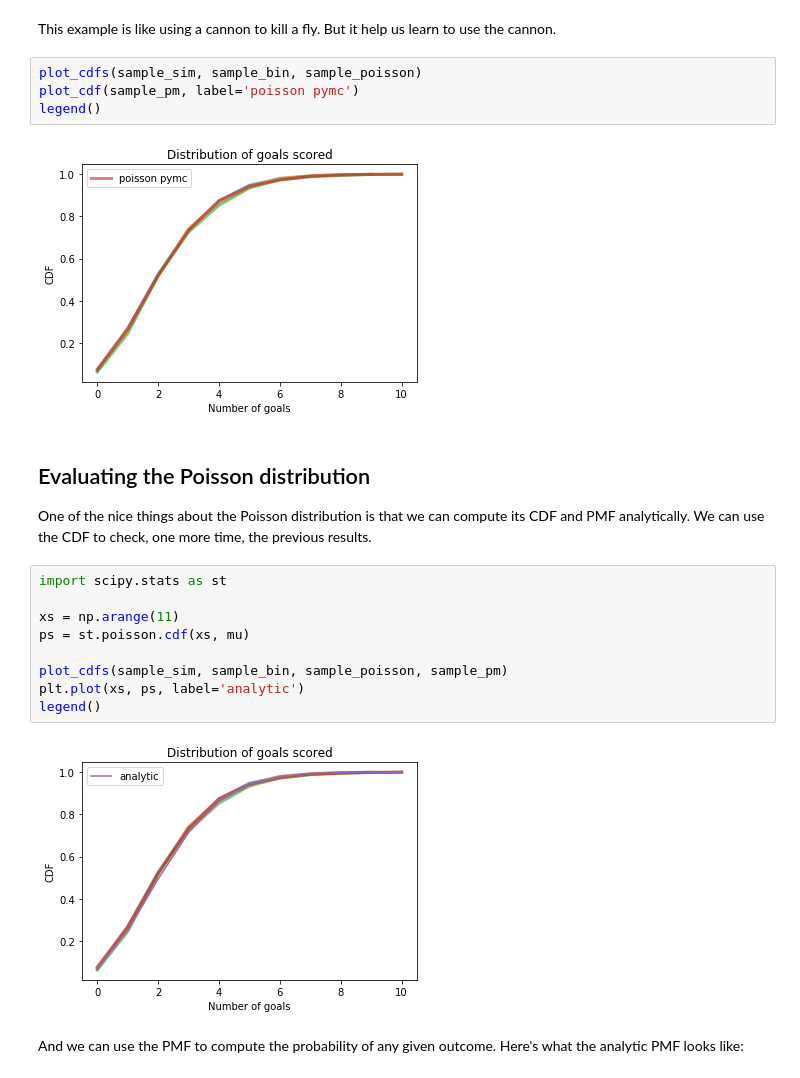
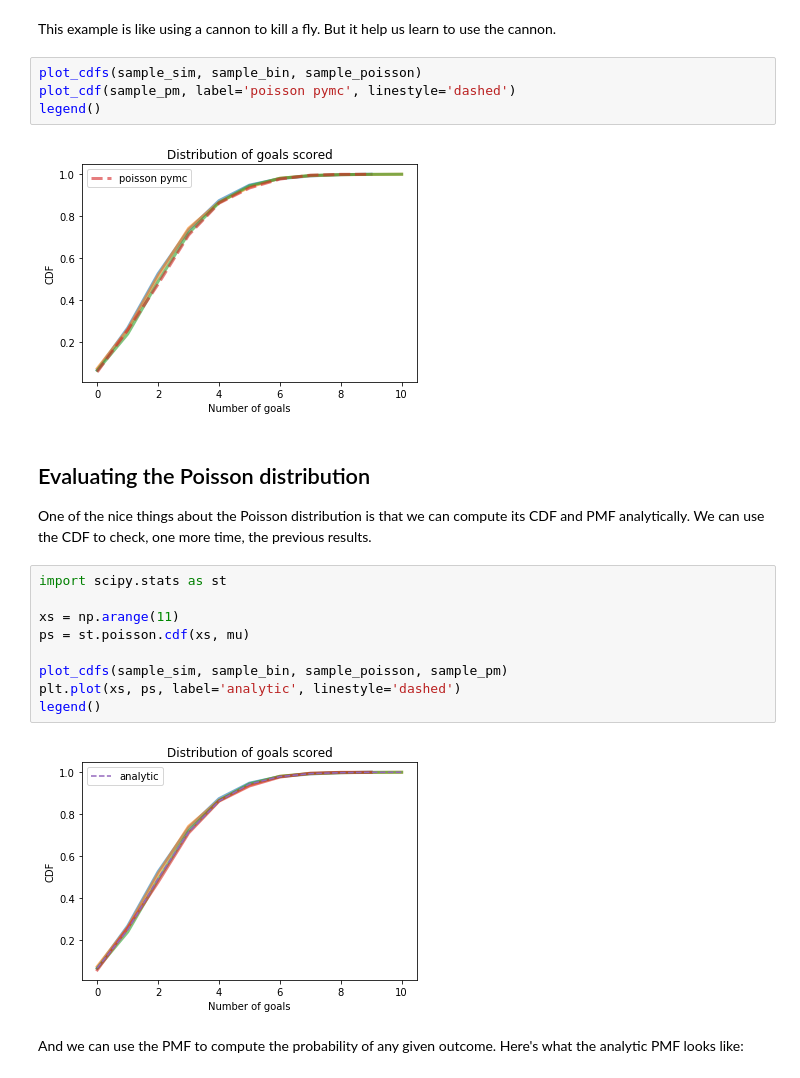
Before and after one commit to AllenDowney/BayesMadeSimple, a Jupyter notebook: zigzag.ipynb, the cells around one changed output. Drawn from its saved outputs; the diff is of its cells as text.

```diff
--- a/zigzag.ipynb
+++ b/zigzag.ipynb
@@ -262,10 +261,10 @@ np.mean(sample_pm)
 This example is like using a cannon to kill a fly.  But it help us learn to use the cannon.
 # %%
 plot_cdfs(sample_sim, sample_bin, sample_poisson)
-plot_cdf(sample_pm, label='poisson pymc')
+plot_cdf(sample_pm, label='poisson pymc', linestyle='dashed')
 legend()
 # %% [output]
-[figure, old version]
+[figure, new version]
 # %% [markdown]
 ## Evaluating the Poisson distribution
 
@@ -277,10 +276,10 @@ xs = np.arange(11)
 ps = st.poisson.cdf(xs, mu)
 
 plot_cdfs(sample_sim, sample_bin, sample_poisson, sample_pm)
-plt.plot(xs, ps, label='analytic')
+plt.plot(xs, ps, label='analytic', linestyle='dashed')
 legend()
 # %% [output]
-[figure, old version]
+[figure, new version]
 # %% [markdown]
 And we can use the PMF to compute the probability of any given outcome.  Here's what the analytic PMF looks like:
 # %%
```
Also changed, not shown: parts of 20 cells of this notebook.
